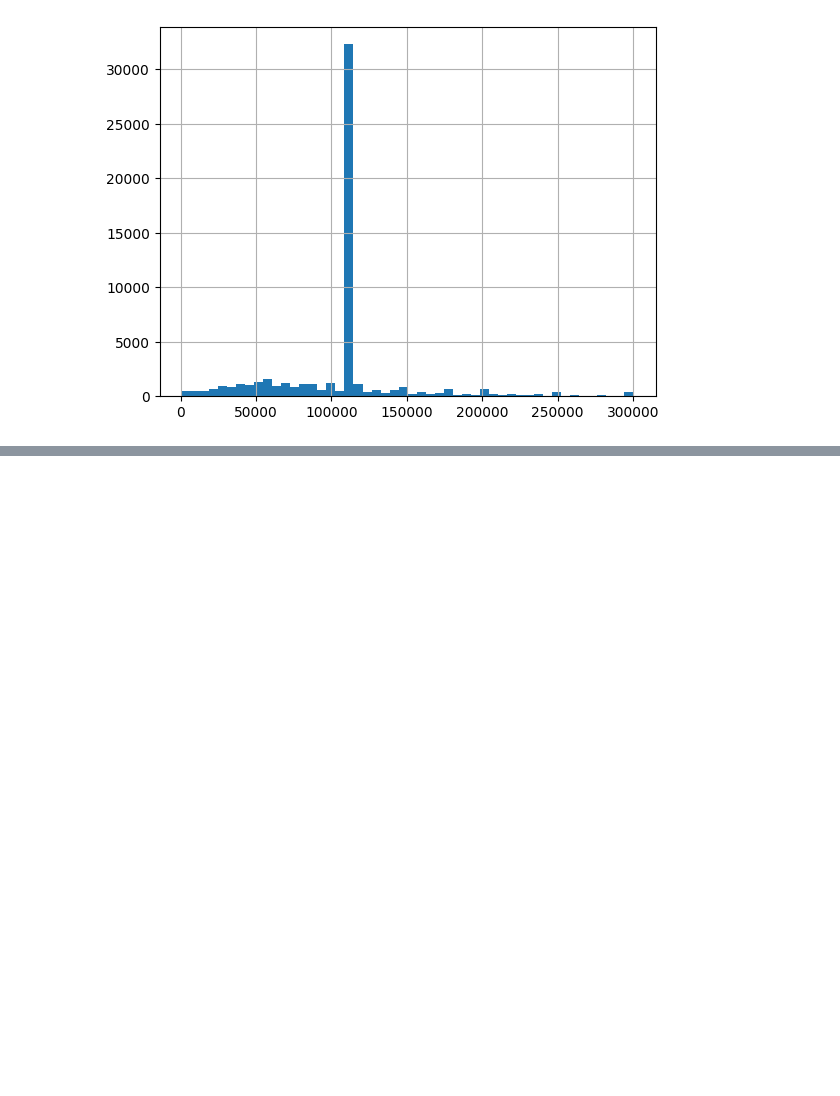
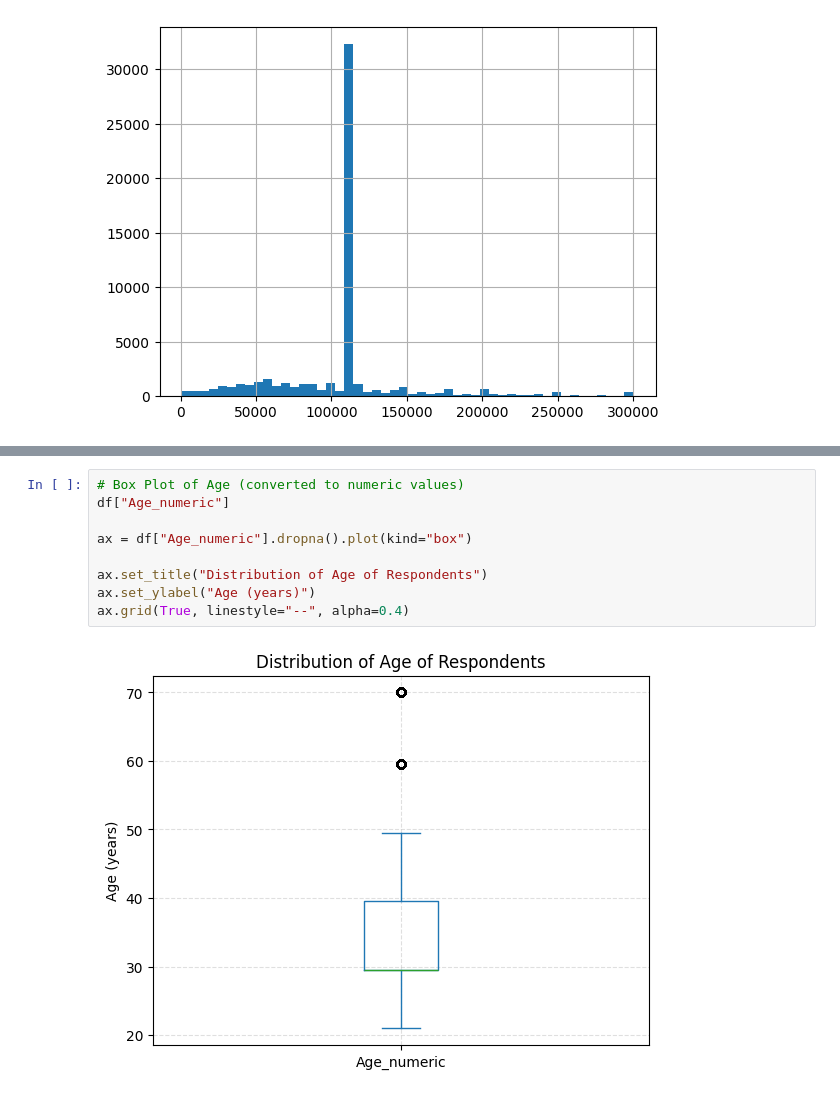
Before and after one commit to dev-evelin/ibm-data-analyst-capstone, a Jupyter notebook: notebooks/04_Data_Visualization.ipynb, the cells around one changed output, grey strips where cells are left out. Drawn from its saved outputs; the diff is of its cells as text; blank space fills up the shorter version.

```diff
--- a/notebooks/04_Data_Visualization.ipynb
+++ b/notebooks/04_Data_Visualization.ipynb
@@ -516,0 +527,11 @@ pd.Series(job_sat_by_exp).plot(kind="bar")
+# %%
+# Box Plot of Age (converted to numeric values)
+df["Age_numeric"]
+
+ax = df["Age_numeric"].dropna().plot(kind="box")
+
+ax.set_title("Distribution of Age of Respondents")
+ax.set_ylabel("Age (years)")
+ax.grid(True, linestyle="--", alpha=0.4)
+# %% [output]
+[figure, added]
```
Also changed, not shown: parts of 9 cells of this notebook.
